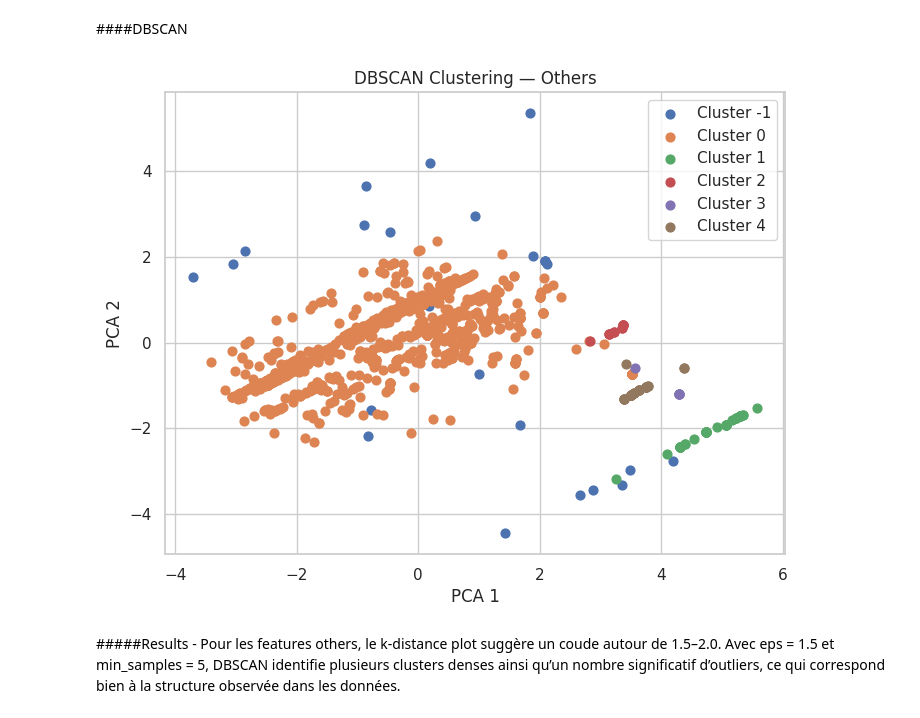
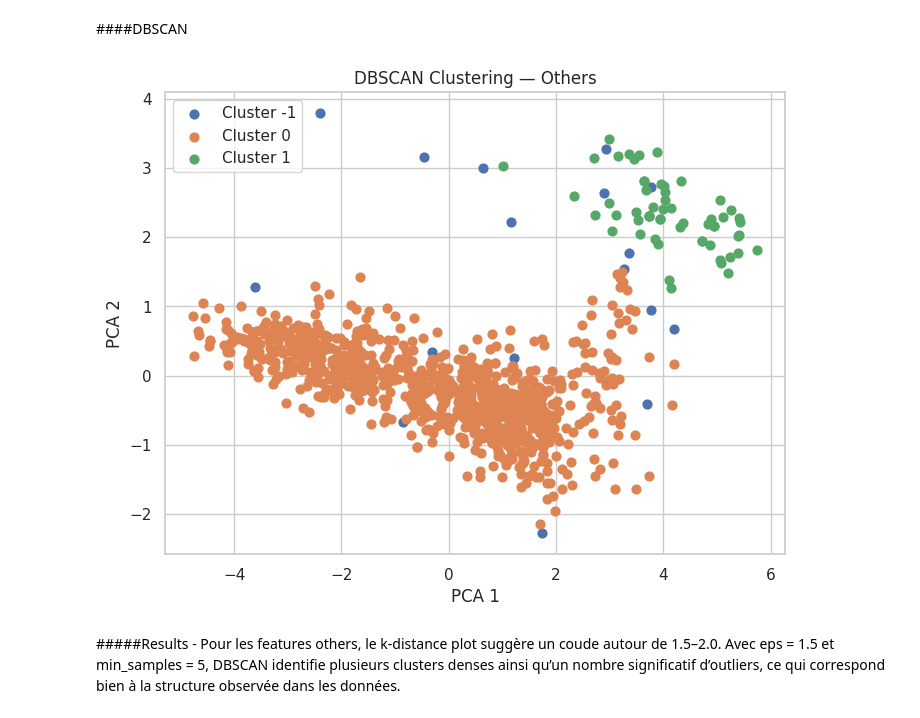
Before and after one commit to NathanaelLUCETTE/projet_ML, a Jupyter notebook: pokemon_clustering_project.ipynb, the cells around one changed output. Saved outputs shown, nothing was run; the diff lists cells and outputs as text; code cells hidden in the pictures.

```diff
--- a/pokemon_clustering_project.ipynb
+++ b/pokemon_clustering_project.ipynb
@@ -236,6 +236,11 @@ sns.set_theme(style="whitegrid")
 
 url = "https://raw.githubusercontent.com/NathanaelLUCETTE/projet_ML/phase-1/data/pokemon_complete_2025.csv"
 df = pd.read_csv(url)
+
+##Separation 1-8 Vs 9th gen (for future tests)
+df_gen9 = df[df["generation"] == "IX"]
+df_official_no_gen9 = df[df["generation"] != 9]
+df = df_official_no_gen9
 df.head()
 # %% [output]
 |  | pokedex_id | name | genus | generation | type_1 | type_2 | num_types | hp | attack | defense | ... |
@@ -368,0 +379,5 @@ plt.show()
+# %%
+##Suppr of base_experience and gender_rate
+selected = ["base_stat_total", "capture_rate", "hatch_counter",
+            "physical_total", "special_total", "offensive_total", "defensive_total" ]
+df_power = df[selected]
@@ -369,3 +386,9 @@ plt.show()
+# %%
+## Scaling
+from sklearn.preprocessing import StandardScaler
+
+scaler_power = StandardScaler()
+df_power_scaled = scaler_power.fit_transform(df_power)
 # %%
 ##Missing values
 
@@ -771,9 +703,9 @@ Ces résultats sont logiques puisque la catégorie "others/choosen" compile les
 # %% [markdown]
 ####DBSCAN
 # %%
-labels_others_2 = run_dbscan(df_choosen_scaled, eps = 1.5, min_samples=5, title="Others")
+labels_others_2 = run_dbscan(df_power_scaled, eps = 1.5, min_samples=5, title="Others")
 # %% [output]
-[figure, old version]
+[figure, new version]
 # %% [markdown]
 #####Results -
 Pour les features others, le k‑distance plot suggère un coude autour de 1.5–2.0. Avec eps = 1.5 et min_samples = 5, DBSCAN identifie plusieurs clusters denses ainsi qu’un nombre significatif d’outliers, ce qui correspond bien à la structure observée dans les données.
```
Also changed, not shown: parts of 41 cells of this notebook.
